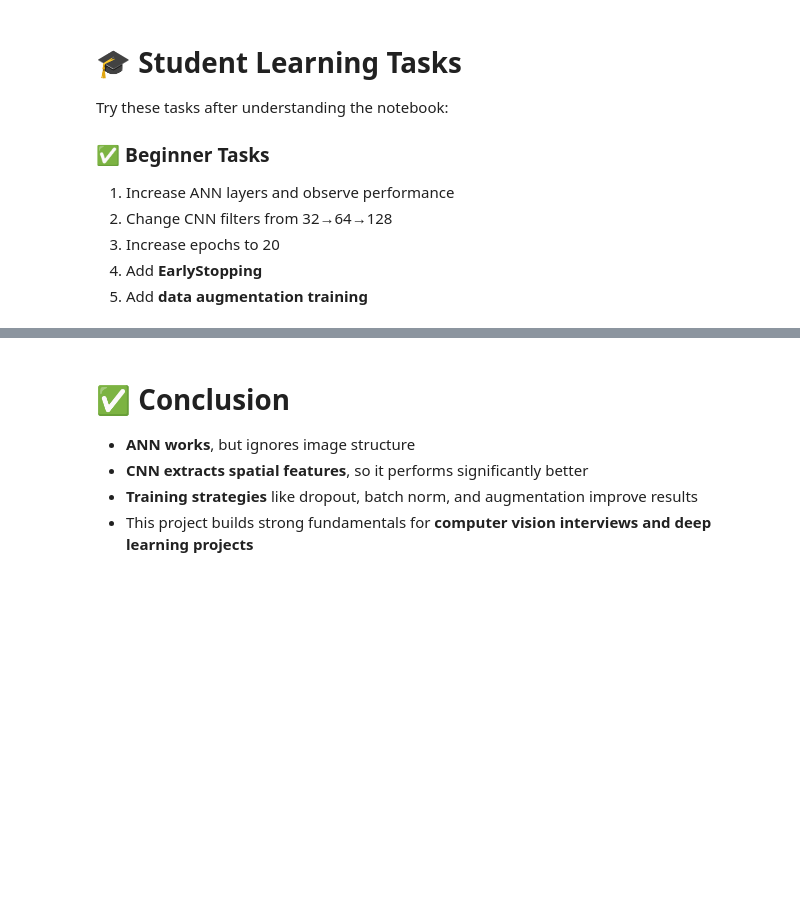
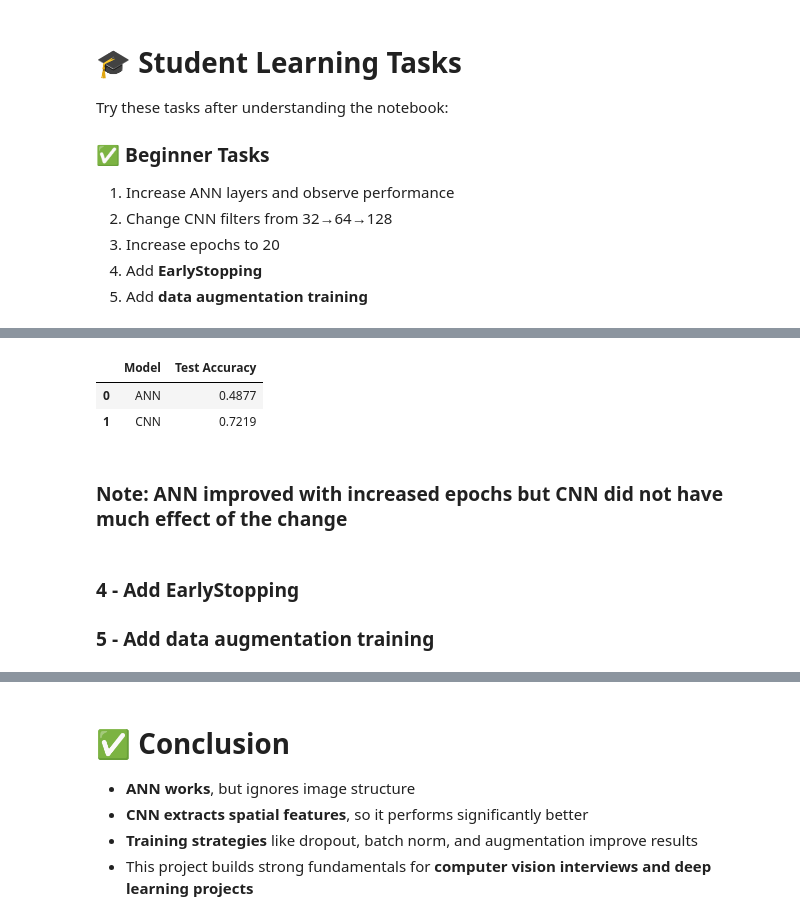
Before and after one commit to satyam294/CT-CEI-DS-2026, a Jupyter notebook: week4_Satyam_Chand.ipynb, the cells around one changed output, grey strips where cells are left out. Drawn from its saved outputs; the diff is of its cells as text; code cells hidden in the pictures; blank space fills up the shorter version.

```diff
--- a/week4_Satyam_Chand.ipynb
+++ b/week4_Satyam_Chand.ipynb
@@ -251,0 +384,3 @@ Try these tasks after understanding the notebook:
+# %%
+ann_test_loss, ann_test_acc = ann_model_inc_epochs.evaluate(x_test_flat, y_test)
+print("ANN Test Accuracy: (after increased epochs)", ann_test_acc)
@@ -251,0 +439,3 @@ Try these tasks after understanding the notebook:
+# %%
+cnn_test_loss, cnn_test_acc = cnn_model_inc_epochs.evaluate(x_test_norm, y_test)
+print("CNN Test Accuracy:(after increased epochs)", cnn_test_acc)
@@ -251,0 +458,15 @@ Try these tasks after understanding the notebook:
+# %%
+comparison = pd.DataFrame({
+    "Model": ["ANN", "CNN"],
+    "Test Accuracy": [ann_test_acc, cnn_test_acc]
+})
+comparison
+# %% [output]
+|  | Model | Test Accuracy |
+| 0 | ANN | 0.4877 |
+| 1 | CNN | 0.7219 |
+# %% [markdown]
+### Note: ANN improved with increased epochs but CNN did not have much effect of the change
+# %% [markdown]
+### 4 - Add **EarlyStopping**
+### 5 - Add **data augmentation training**
```
Also changed, not shown: parts of 24 cells of this notebook.
